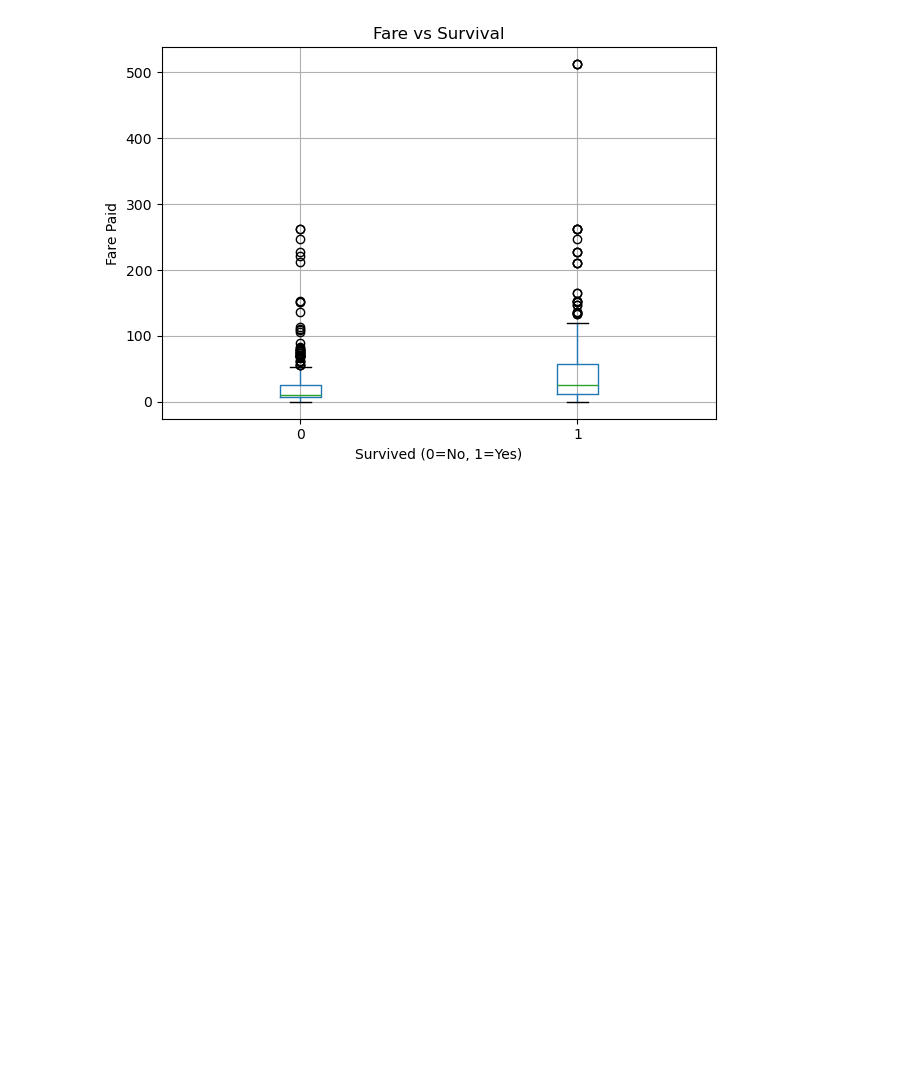
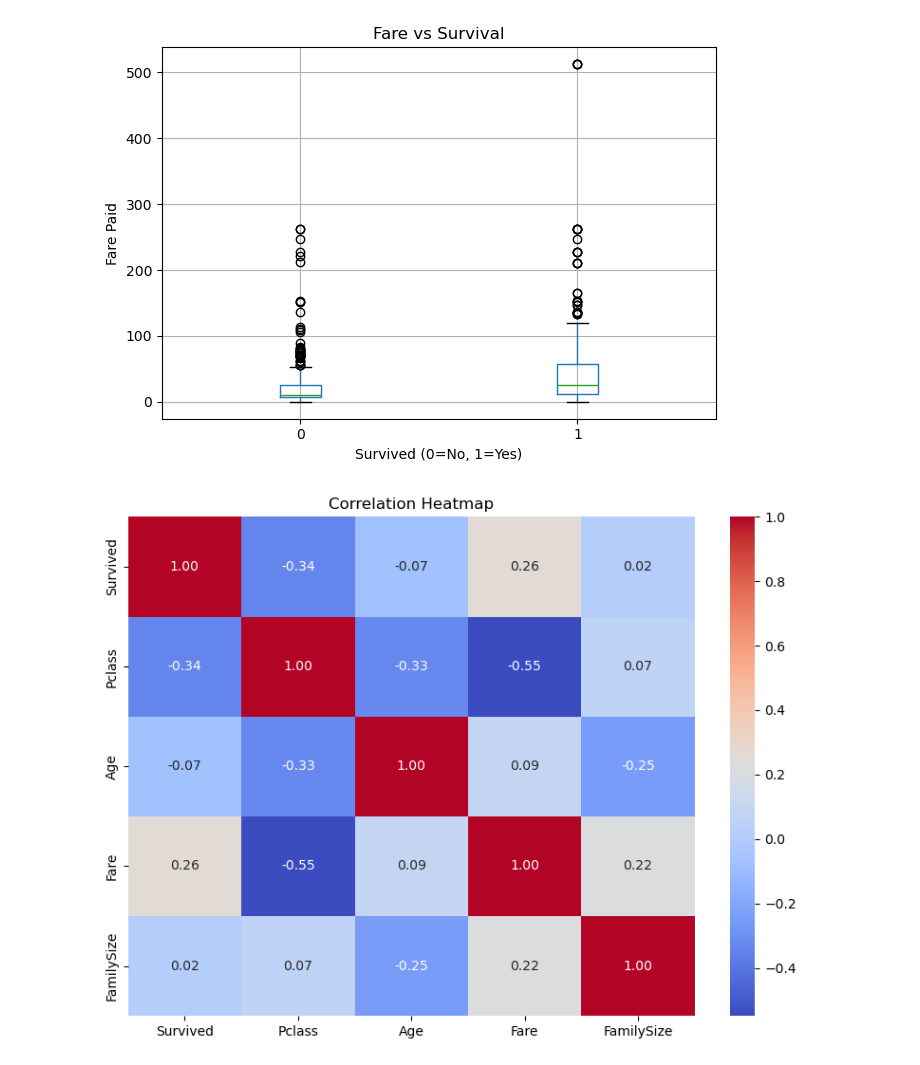
Before and after one commit to Shreshtha-ai/Titanic_SurvivalPrediction, a Jupyter notebook: analysis.ipynb, the cells around one changed output. Saved outputs shown, nothing was run; the diff lists cells and outputs as text; code cells hidden in the pictures; blank space fills up the shorter version.

Commit message:
add correlation matrix

```diff
--- a/analysis.ipynb
+++ b/analysis.ipynb
@@ -256,3 +256,22 @@ plt.show()
 # %% [output]
 <Figure size 600x400 with 0 Axes>
 [figure]
+# %%
+import seaborn as sns
+
+# Calculate correlation
+df['FamilySize'] = df['SibSp'] + df['Parch'] + 1  # +1 for the person themselves
+
+
+correlation = df[['Survived', 'Pclass', 'Age', 'Fare', 'FamilySize']].corr()
+
+plt.figure(figsize=(8, 6))
+sns.heatmap(correlation,
+            annot=True,        # Shows numbers inside boxes
+            cmap='coolwarm',   # Red-blue color scheme
+            fmt='.2f')         # 2 decimal places
+plt.title('Correlation Heatmap')
+plt.tight_layout()
+plt.show()
+# %% [output]
+[figure, added]
```
